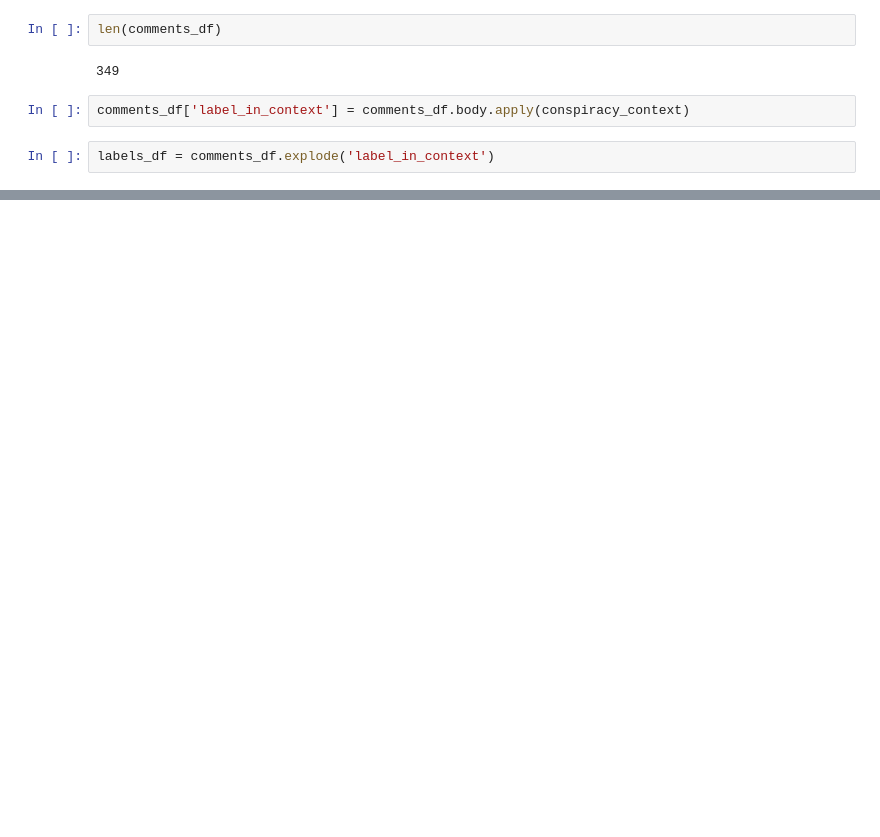
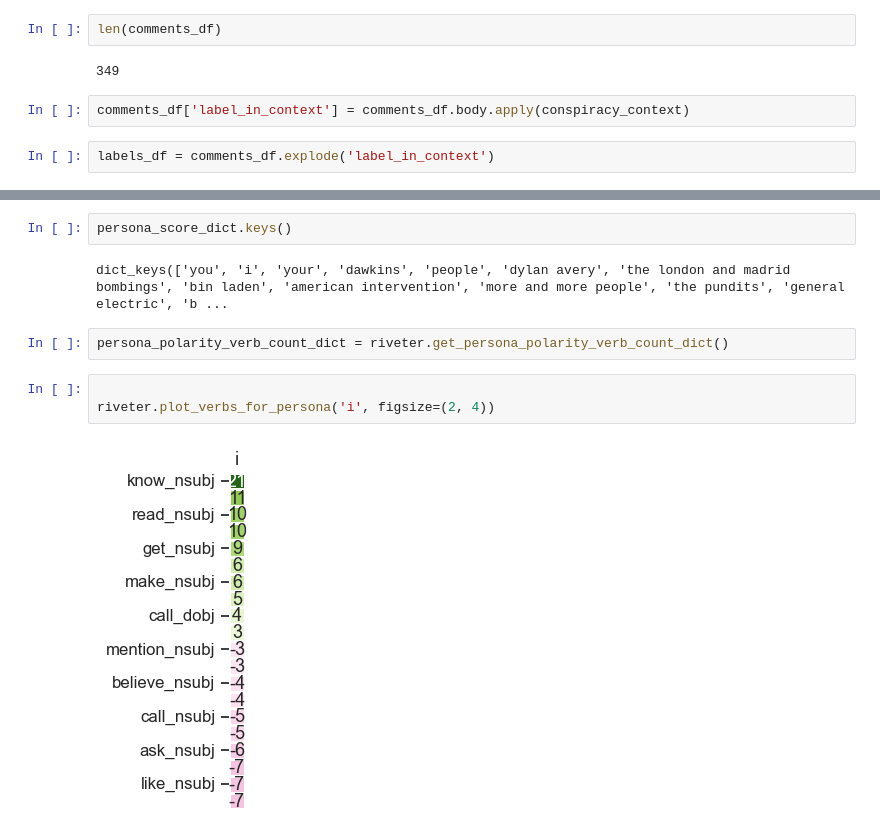
Before and after one commit to hide-ous/thrutherstoo, a Jupyter notebook: src/visualization/eda.ipynb, the cells around one changed output, grey strips where cells are left out. Cells and saved outputs as stored; diff of their text form; blank space fills up the shorter version.

```diff
--- a/src/visualization/eda.ipynb
+++ b/src/visualization/eda.ipynb
@@ -85,0 +179,11 @@ w I'm about to get downvoted into oblivion, since conspiracy theorists swarm and
+# %%
+persona_score_dict.keys()
+# %% [output]
+dict_keys(['you', 'i', 'your', 'dawkins', 'people', 'dylan avery', 'the london and madrid bombings', 'bin laden', 'american intervention', 'more and more people', 'the pundits', 'general electric', 'b ...
+# %%
+persona_polarity_verb_count_dict = riveter.get_persona_polarity_verb_count_dict()
+# %%
+
+riveter.plot_verbs_for_persona('i', figsize=(2, 4))
+# %% [output]
+[figure, added]
```
Also changed, not shown: parts of 15 cells of this notebook, 2 other files.
